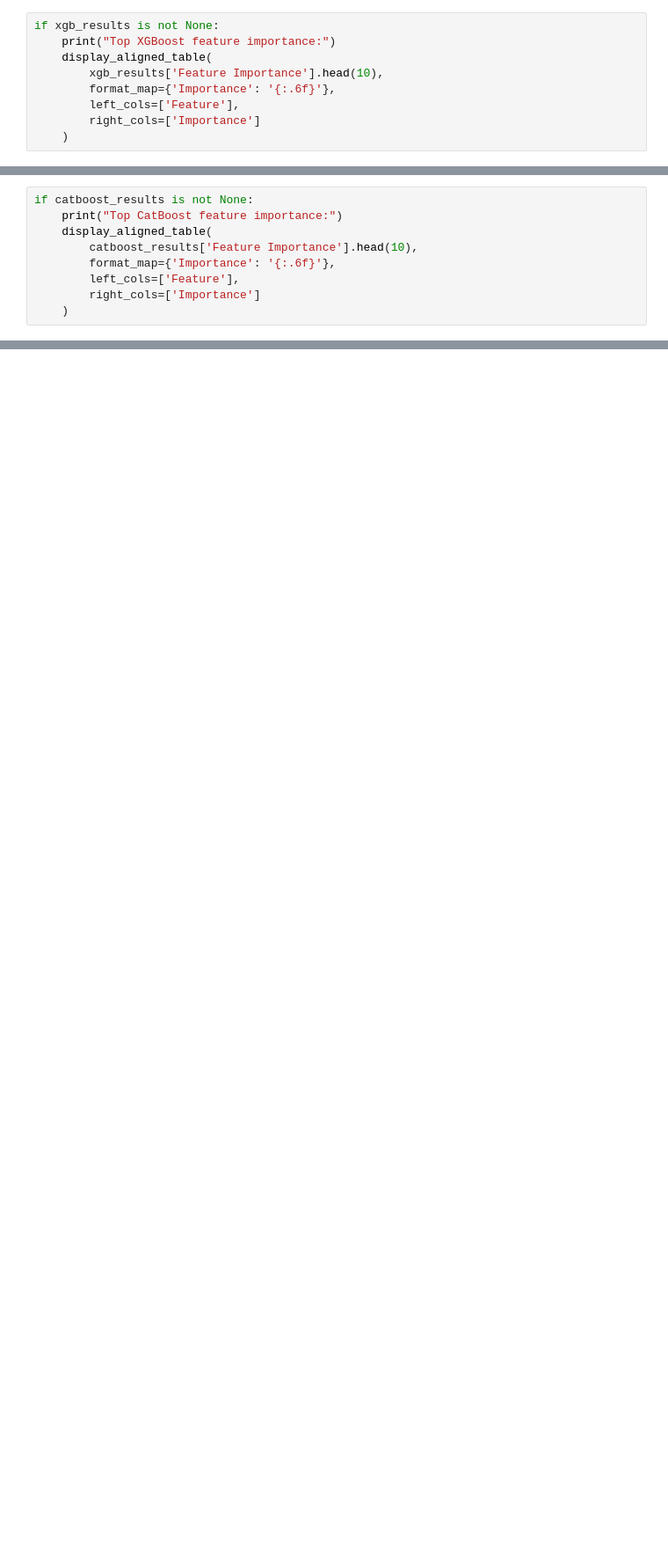
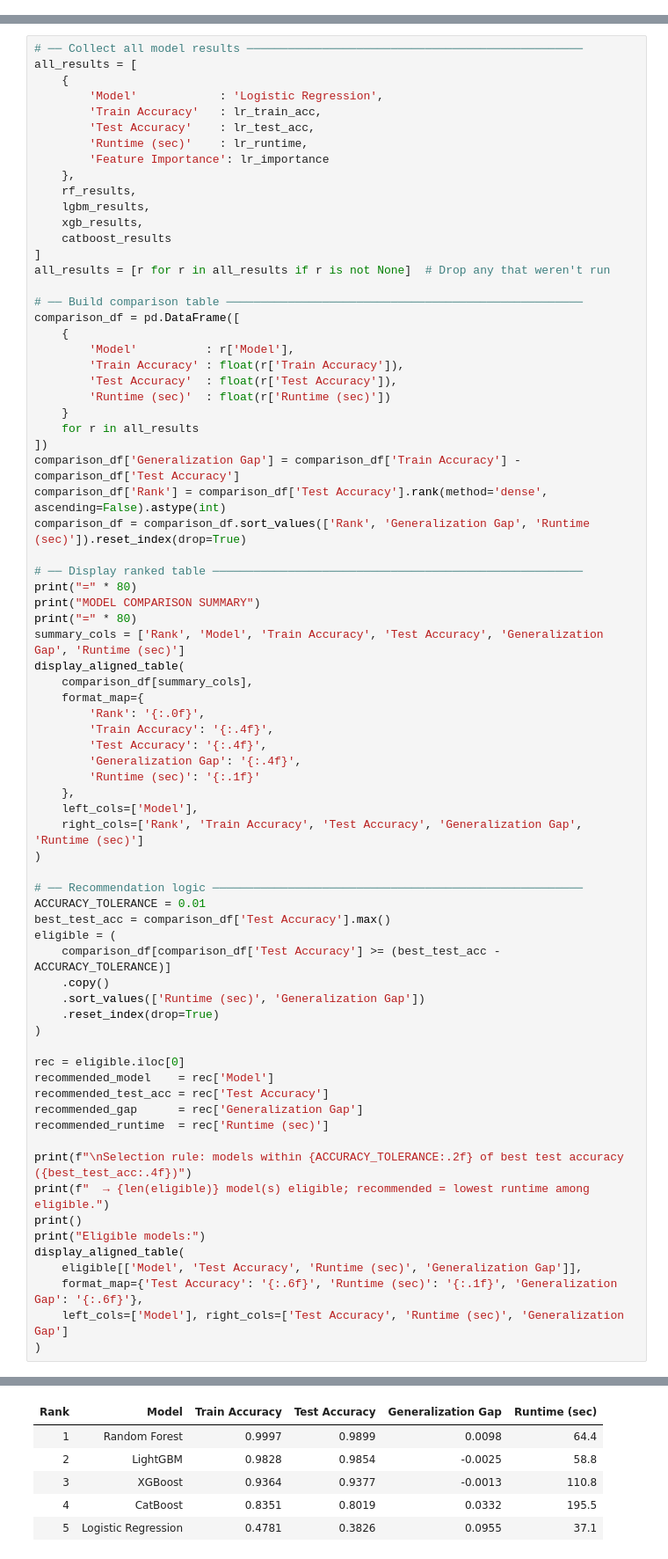
Before and after one commit to Lucas-sam93/HDB-Data-Sprint, a Jupyter notebook: notebooks/manyu_-_Classification_Models_Comparison.ipynb, the cells around one changed output, grey strips where cells are left out. Shown at 88% size. Saved outputs shown, nothing was run; the diff lists cells and outputs as text; blank space fills up the shorter version.

```diff
--- a/notebooks/manyu_-_Classification_Models_Comparison.ipynb
+++ b/notebooks/manyu_-_Classification_Models_Comparison.ipynb
@@ -1186,9 +0,0 @@ Result summary: XGBoost achieved train accuracy 0.9364, test accuracy 0.9377, an
-# %%
-if xgb_results is not None:
-    print("Top XGBoost feature importance:")
-    display_aligned_table(
-        xgb_results['Feature Importance'].head(10),
-        format_map={'Importance': '{:.6f}'},
-        left_cols=['Feature'],
-        right_cols=['Importance']
-    )
@@ -1248,9 +0,0 @@ Result summary: CatBoost achieved train accuracy 0.8783, test accuracy 0.8582, a
-# %%
-if catboost_results is not None:
-    print("Top CatBoost feature importance:")
-    display_aligned_table(
-        catboost_results['Feature Importance'].head(10),
-        format_map={'Importance': '{:.6f}'},
-        left_cols=['Feature'],
-        right_cols=['Importance']
-    )
@@ -1489,0 +1482,75 @@ Generalization is stable based on train-test performance gap.
+# %%
+# ── Collect all model results ─────────────────────────────────────────────────
+all_results = [
+    {
+        'Model'            : 'Logistic Regression',
+        'Train Accuracy'   : lr_train_acc,
+        'Test Accuracy'    : lr_test_acc,
+        'Runtime (sec)'    : lr_runtime,
+        'Feature Importance': lr_importance
+    },
+    rf_results,
+    lgbm_results,
+    xgb_results,
+    catboost_results
+]
+all_results = [r for r in all_results if r is not None]  # Drop any that weren't run
+
+# ── Build comparison table ────────────────────────────────────────────────────
+comparison_df = pd.DataFrame([
+    {
+        'Model'          : r['Model'],
+        'Train Accuracy' : float(r['Train Accuracy']),
+        'Test Accuracy'  : float(r['Test Accuracy']),
+        'Runtime (sec)'  : float(r['Runtime (sec)'])
+    }
+    for r in all_results
+])
+comparison_df['Generalization Gap'] = comparison_df['Train Accuracy'] - comparison_df['Test Accuracy']
+comparison_df['Rank'] = comparison_df['Test Accuracy'].rank(method='dense', ascending=False).astype(int)
+comparison_df = comparison_df.sort_values(['Rank', 'Generalization Gap', 'Runtime (sec)']).reset_index(drop=True)
+
+# ── Display ranked table ──────────────────────────────────────────────────────
+print("=" * 80)
+print("MODEL COMPARISON SUMMARY")
+print("=" * 80)
+summary_cols = ['Rank', 'Model', 'Train Accuracy', 'Test Accuracy', 'Generalization Gap', 'Runtime (sec)']
+display_aligned_table(
+    comparison_df[summary_cols],
+    format_map={
+        'Rank': '{:.0f}',
+        'Train Accuracy': '{:.4f}',
+        'Test Accuracy': '{:.4f}',
+        'Generalization Gap': '{:.4f}',
+        'Runtime (sec)': '{:.1f}'
+    },
+    left_cols=['Model'],
+    right_cols=['Rank', 'Train Accuracy', 'Test Accuracy', 'Generalization Gap', 'Runtime (sec)']
+)
+
+# ── Recommendation logic ──────────────────────────────────────────────────────
+ACCURACY_TOLERANCE = 0.01
+best_test_acc = comparison_df['Test Accuracy'].max()
+eligible = (
+    comparison_df[comparison_df['Test Accuracy'] >= (best_test_acc - ACCURACY_TOLERANCE)]
+    .copy()
+    .sort_values(['Runtime (sec)', 'Generalization Gap'])
+    .reset_index(drop=True)
+)
+
+rec = eligible.iloc[0]
+recommended_model    = rec['Model']
+recommended_test_acc = rec['Test Accuracy']
+recommended_gap      = rec['Generalization Gap']
+recommended_runtime  = rec['Runtime (sec)']
+
+print(f"\nSelection rule: models within {ACCURACY_TOLERANCE:.2f} of best test accuracy ({best_test_acc:.4f})")
+print(f"  → {len(eligible)} model(s) eligible; recommended = lowest runtime among eligible.")
+print()
+print("Eligible models:")
+display_aligned_table(
+    eligible[['Model', 'Test Accuracy', 'Runtime (sec)', 'Generalization Gap']],
+    format_map={'Test Accuracy': '{:.6f}', 'Runtime (sec)': '{:.1f}', 'Generalization Gap': '{:.6f}'},
+    left_cols=['Model'], right_cols=['Test Accuracy', 'Runtime (sec)', 'Generalization Gap']
+)
+# %% [output]
@@ -1489,0 +1560,6 @@ Generalization is stable based on train-test performance gap.
+| Rank | Model | Train Accuracy | Test Accuracy | Generalization Gap | Runtime (sec) |
+| 1 | Random Forest | 0.9997 | 0.9899 | 0.0098 | 64.4 |
+| 2 | LightGBM | 0.9828 | 0.9854 | -0.0025 | 58.8 |
+| 3 | XGBoost | 0.9364 | 0.9377 | -0.0013 | 110.8 |
+| 4 | CatBoost | 0.8351 | 0.8019 | 0.0332 | 195.5 |
+| 5 | Logistic Regression | 0.4781 | 0.3826 | 0.0955 | 37.1 |
```
Also changed, not shown: parts of 125 cells of this notebook.
